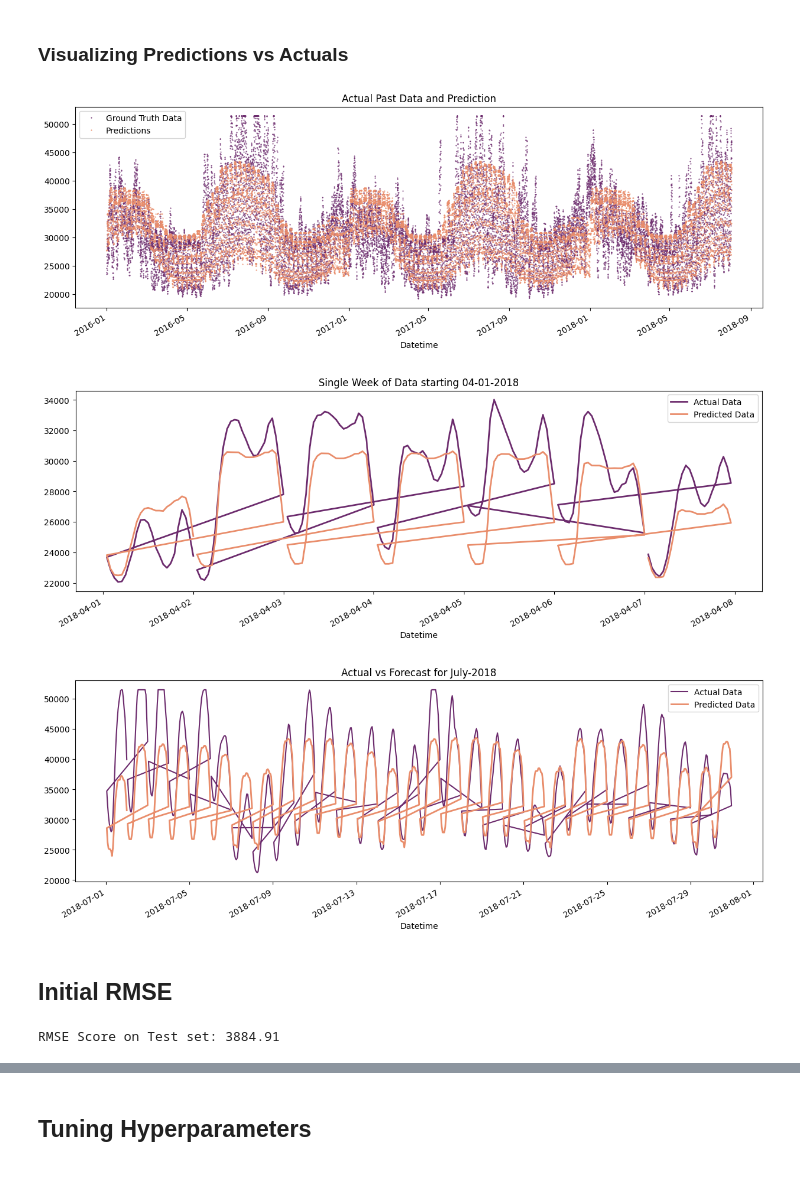
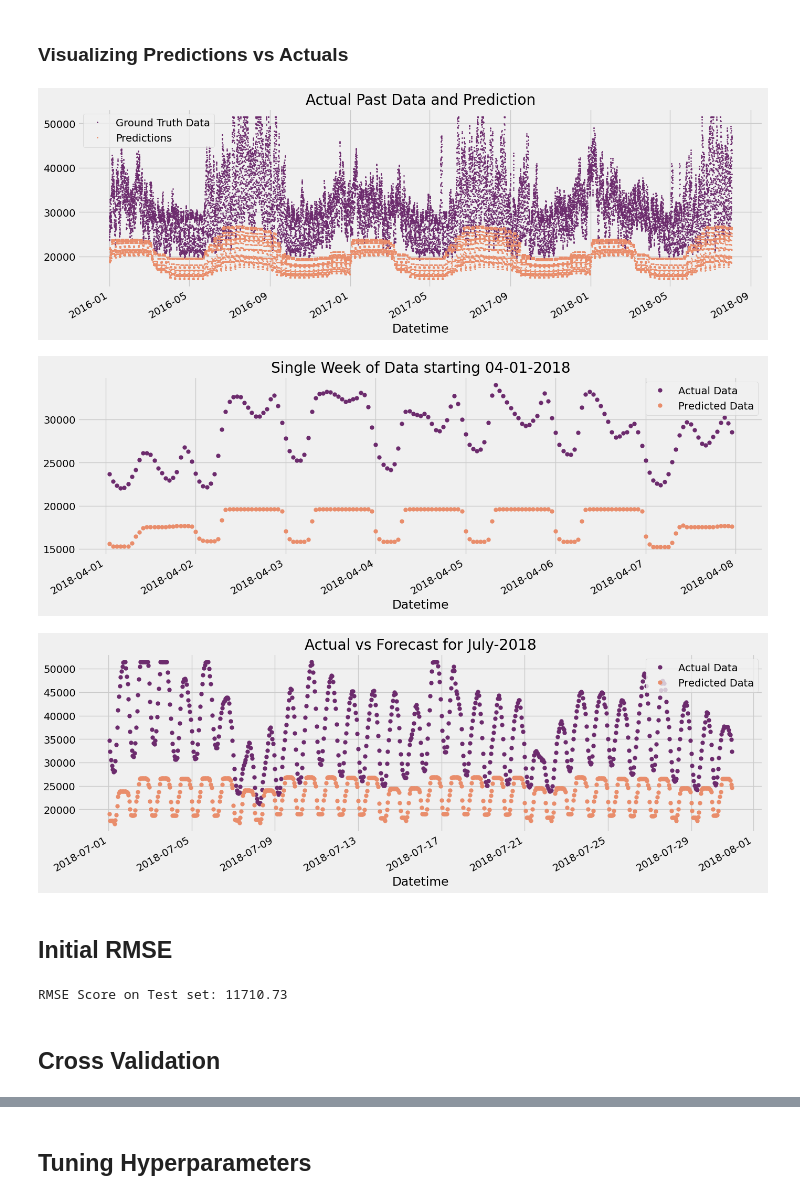
Before and after one commit to minari314159/Energy_Forcasting_Models, a Jupyter notebook: XGB_Energy_Forcasting.ipynb, the cells around one changed output, grey strips where cells are left out. Drawn from its saved outputs; the diff is of its cells as text; code cells hidden in the pictures.

```diff
--- a/XGB_Energy_Forcasting.ipynb
+++ b/XGB_Energy_Forcasting.ipynb
@@ -33,16 +33,18 @@ import numpy as np
 import matplotlib.pyplot as plt
 import seaborn as sns
 from statsmodels.tsa.seasonal import seasonal_decompose
+
 import xgboost as xgb
 from sklearn.metrics import mean_squared_error
-
-from datetime import datetime
+from sklearn.model_selection import TimeSeriesSplit
 
 from utils.clean_data import mean_std_outliers, missing_data
-from utils.preprocess import create_timeseries_features, create_cat_features
+from utils.preprocess import create_timeseries_features, add_lags
 from utils.plot import plot_train_test_split, plot_mean_monthly, plot_time_range, plot_feature_importance
 
 colour_pal = sns.color_palette('flare')
+sns.set_palette(colour_pal)
+plt.style.use('fivethirtyeight')
 # %%
 TARGET_CUTOFF_DATE = '01-01-2016'
 # %% [markdown]
@@ -375,7 +367,7 @@ L1 regularization term on weights (higher values lead to more conservative model
 - reg_lambda:
 L2 regularization term on weights (higher values lead to more conservative models adding more penalty to the weights), helps to reduce overfitting
 # %%
-xgb_model = xgb.XGBRegressor(base_score=0.5, booster='gbtree', n_estimators=3000, early_stopping_rounds=50, objective="reg:linear", max_depth=6, learning_rate=0.01, min_child_weight=1, subsample=0.8, colsample_bytree=0.8, gamma=0,reg_alpha=0, reg_lambda=1, random_state=42)
+xgb_model = xgb.XGBRegressor(base_score=0.5, booster='gbtree', n_estimators=1000, early_stopping_rounds=50, objective="reg:linear", max_depth=6, learning_rate=0.001, min_child_weight=1, subsample=0.8, colsample_bytree=0.8, gamma=0,reg_alpha=0, reg_lambda=1, random_state=42)
 
 xgb_model.fit(X_train, y_train, eval_set=[(X_train, y_train), (X_test, y_test)], verbose=100)
 # %% [output]
@@ -427,29 +424,29 @@ test.head()
 ### Visualizing Predictions vs Actuals
 # %%
 fig, ax = plt.subplots(figsize=(15, 5))
-test['PJME_MW'].plot(ax=ax, style='.', ms=1,color=colour_pal[5])
+test['PJME_MW'].plot(ax=ax, style='o', ms=1, color=colour_pal[5])
 
-test['prediction'].plot(ax=ax, style='.', ms=1 , color=colour_pal[0])
+test['prediction'].plot(ax=ax, style='o', ms=1 ,color=colour_pal[0])
 plt.legend(['Ground Truth Data', 'Predictions'])
 ax.set_title('Actual Past Data and Prediction')
 plt.show()
 # %% [output]
-[figure, old version]
+[figure, new version]
 # %%
-# select data within a specific date range
+# select data within a week
 data = df.loc[(df.index > '04-01-2018') & (df.index < '04-08-2018')]
 predictions = test.loc[(test.index > '04-01-2018') & (test.index < '04-08-2018')]
 # plot the actual and predicted data
 ax = data['PJME_MW'].plot(figsize=(
-    15, 5), title='Single Week of Data starting 04-01-2018', linewidth=2, markersize=5, color=colour_pal[5])
+    15, 5), title='Single Week of Data starting 04-01-2018', linewidth=2, markersize=5, style='o',color=colour_pal[5])
 
 predictions['prediction'].plot(
-    style='-', linewidth=2, markersize=2, color=colour_pal[0])
+    style='o', linewidth=2, markersize=5, color=colour_pal[0])
 
 plt.legend(['Actual Data', 'Predicted Data'])
 plt.show()
 # %% [output]
-[figure, old version]
+[figure, new version]
 # %%
 # select data within a specific date range
 data = df.loc[(df.index > '07-01-2018') & (df.index < '07-31-2018')]
@@ -457,20 +454,22 @@ predictions = test.loc[(test.index > '07-01-2018') &
                        (test.index < '07-31-2018')]
 # plot the actual portion
 ax = data['PJME_MW'].plot(figsize=(
-    15, 5), title='Actual vs Forecast for July-2018', style='-', markersize=5, color=colour_pal[5])
+    15, 5), title='Actual vs Forecast for July-2018', style='o', markersize=5, color=colour_pal[5])
 
 # plot the predicted portion
-predictions['prediction'].plot(style='-', linewidth=2,
+predictions['prediction'].plot(style='o', linewidth=2,
                         markersize=5, color=colour_pal[0])
 
 plt.legend(['Actual Data', 'Predicted Data'])
 plt.show()
 # %% [output]
-[figure, old version]
+[figure, new version]
 # %% [markdown]
 ## Initial RMSE
 # %%
 score = np.sqrt(mean_squared_error(test['PJME_MW'], test['prediction']))
 print(f'RMSE Score on Test set: {score:0.2f}')
 # %% [output]
-RMSE Score on Test set: 3884.91
+RMSE Score on Test set: 11710.73
+# %% [markdown]
+## Cross Validation
```
Also changed, not shown: parts of 28 cells of this notebook, 3 other files.
